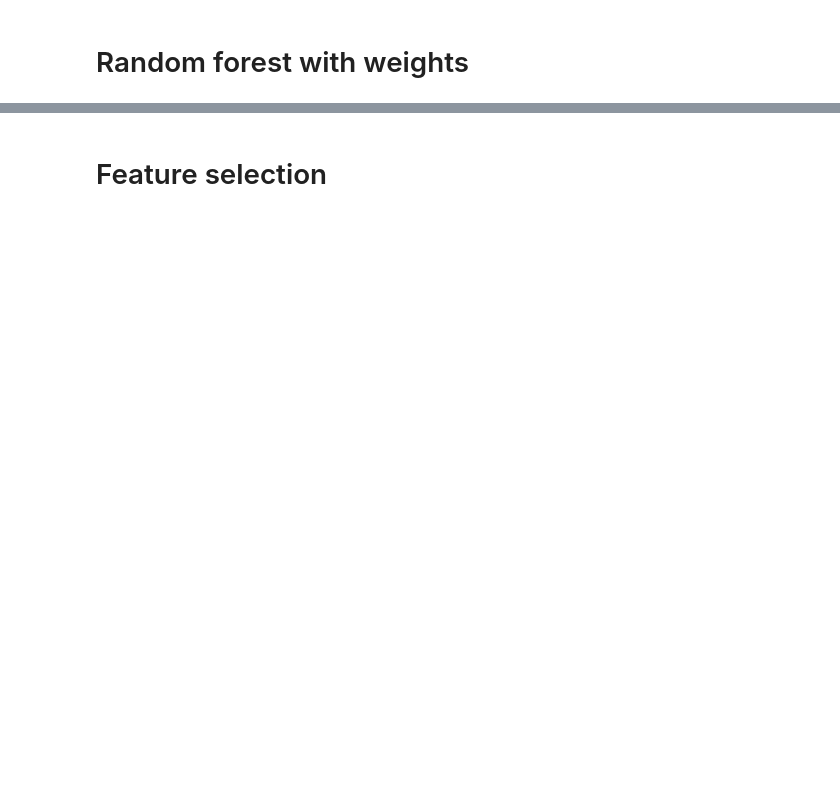
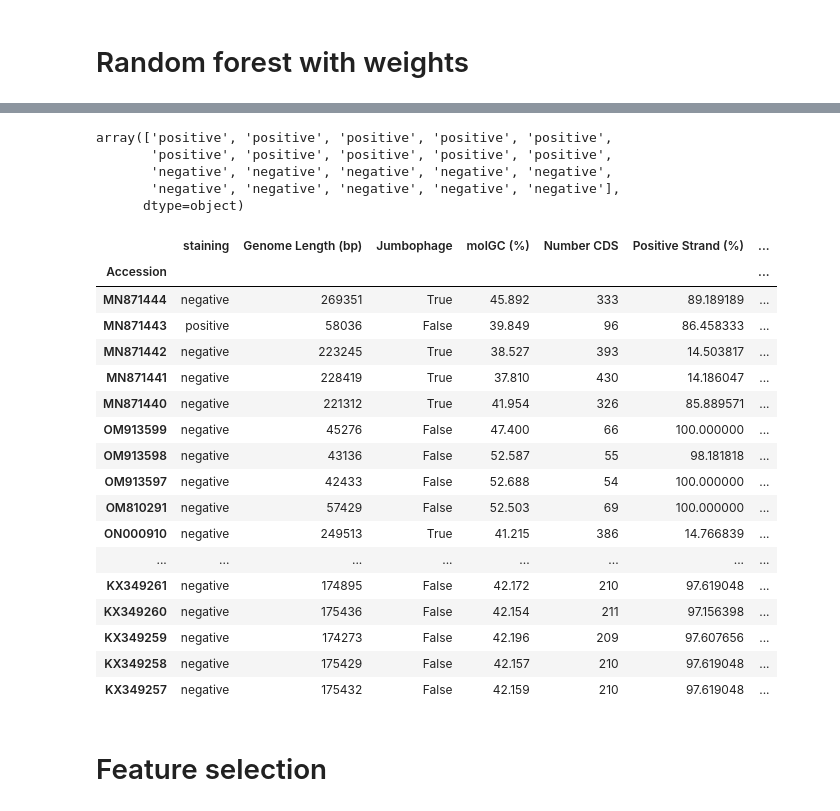
Before and after one commit to Alvaroguleon/Phage-predictor, a Jupyter notebook: notebooks/07_model.ipynb, the cells around one changed output, grey strips where cells are left out. Drawn from its saved outputs; the diff is of its cells as text; code cells hidden in the pictures; blank space fills up the shorter version.

```diff
--- a/notebooks/07_model.ipynb
+++ b/notebooks/07_model.ipynb
@@ -169,0 +188,27 @@ grouped
+# %%
+# Let's assume 'communities' is the list of frozensets you received from the output of the community detection algorithm
+# Initialize the separate variables for storing removed communities
+removed_communities = []
+
+# Community numbers to remove (1-indexed as per your enumeration, so subtract 1 for 0-indexed Python lists)
+communities_to_remove = [934 - 1, 469 - 1]  # -1 because lists are 0-indexed in Python
+
+# Sort the list in reverse so removing by index doesn't affect the order of unvisited items
+for community_index in sorted(communities_to_remove, reverse=True):
+    # Remove the community and store it in the 'removed_communities' list if it exists
+    try:
+        removed_communities.append(communities.pop(community_index)) # pop method removes by index
+    except IndexError as e:
+        print(f"No community at index: {community_index + 1}")  # Add 1 to match your enumeration
+
+# At this point, 'communities' variable has communities 934 and 469 removed
+# 'removed_communities' contains the removed communities
+
+# To verify the result, you can print the remaining and removed communities
+#  print("Remaining communities:")
+# for i, community_set in enumerate(communities, start=1):
+#     print(f"Community {i}: {community_set}")
+
+print("\nRemoved communities:")
+for i, community_set in enumerate(removed_communities, start=1):
+    print(f"Removed Community {i}: {community_set}")
@@ -406,3 +653,32 @@ weighted avg       0.96      0.96      0.95      2232
+# %%
+y_validation_pred
+# %% [output]
+array(['positive', 'positive', 'positive', 'positive', 'positive',
+       'positive', 'positive', 'positive', 'positive', 'positive',
+       'negative', 'negative', 'negative', 'negative', 'negative',
+       'negative', 'negative', 'negative', 'negative', 'negative'],
+      dtype=object)
+# %%
+validation_df
+# %% [output]
+|  | staining | Genome Length (bp) | Jumbophage | molGC (%) | Number CDS | Positive Strand (%) | ... |
+| Accession |  |  |  |  |  |  | ... |
+| MN871444 | negative | 269351 | True | 45.892 | 333 | 89.189189 | ... |
+| MN871443 | positive | 58036 | False | 39.849 | 96 | 86.458333 | ... |
+| MN871442 | negative | 223245 | True | 38.527 | 393 | 14.503817 | ... |
+| MN871441 | negative | 228419 | True | 37.810 | 430 | 14.186047 | ... |
+| MN871440 | negative | 221312 | True | 41.954 | 326 | 85.889571 | ... |
+| OM913599 | negative | 45276 | False | 47.400 | 66 | 100.000000 | ... |
+| OM913598 | negative | 43136 | False | 52.587 | 55 | 98.181818 | ... |
+| OM913597 | negative | 42433 | False | 52.688 | 54 | 100.000000 | ... |
+| OM810291 | negative | 57429 | False | 52.503 | 69 | 100.000000 | ... |
+| ON000910 | negative | 249513 | True | 41.215 | 386 | 14.766839 | ... |
+| ... | ... | ... | ... | ... | ... | ... | ... |
+| KX349261 | negative | 174895 | False | 42.172 | 210 | 97.619048 | ... |
+| KX349260 | negative | 175436 | False | 42.154 | 211 | 97.156398 | ... |
+| KX349259 | negative | 174273 | False | 42.196 | 209 | 97.607656 | ... |
+| KX349258 | negative | 175429 | False | 42.157 | 210 | 97.619048 | ... |
+| KX349257 | negative | 175432 | False | 42.159 | 210 | 97.619048 | ... |
 # %% [markdown]
 # Feature selection
 # %%
```
Also changed, not shown: parts of 32 cells of this notebook, 6 other files.
